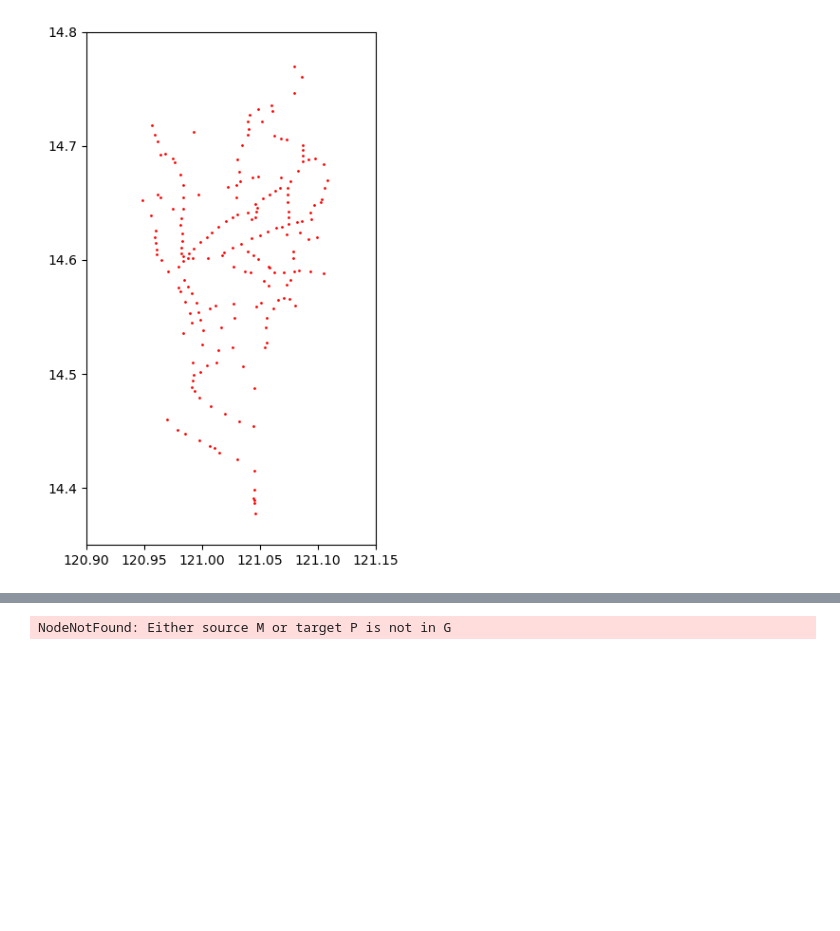
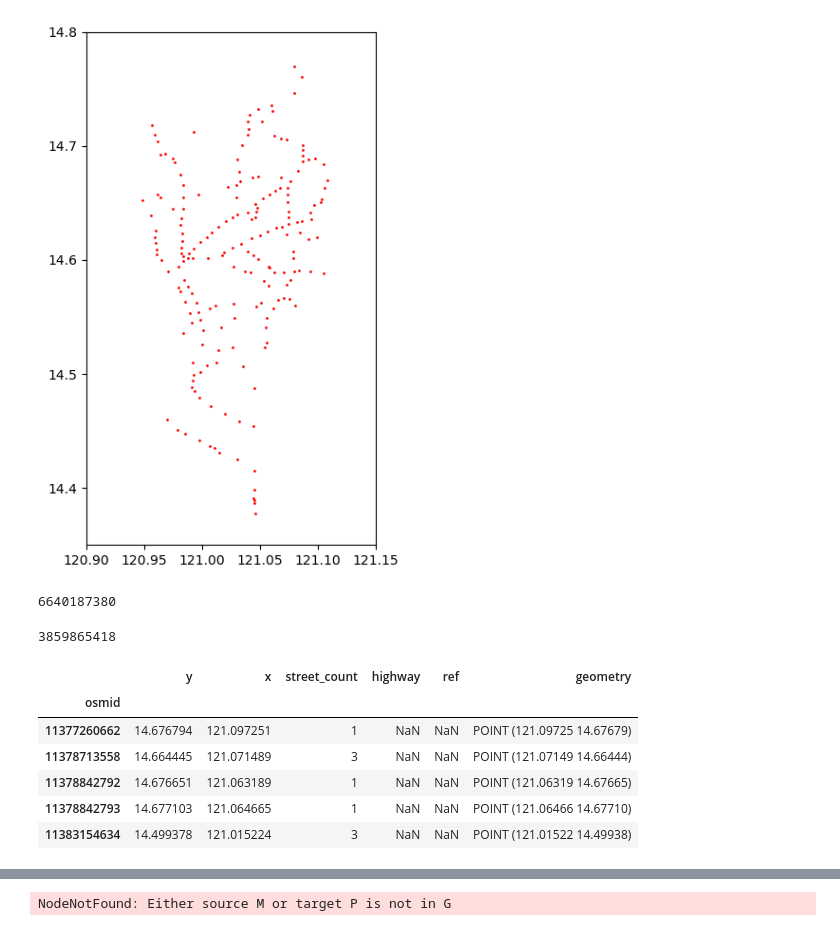
Before and after one commit to msescordial/rnga, a Jupyter notebook: Testing2.ipynb, the cells around one changed output, grey strips where cells are left out. Drawn from its saved outputs; the diff is of its cells as text; code cells hidden in the pictures; blank space fills up the shorter version.

```diff
--- a/Testing2.ipynb
+++ b/Testing2.ipynb
@@ -101,3 +110,14 @@ for i in range(0,198):
 plt.show()
 # %% [output]
 [figure]
+# %%
+# or, find the nearest node to a single point
+node = ox.nearest_nodes(G, 121.042794, 14.618694)
+node
+# %% [output]
+6640187380
+# %%
+node = ox.nearest_nodes(G, 121.055581, 14.540533)
+node
+# %% [output]
+3859865418
@@ -103,0 +128,10 @@ plt.show()
+# %%
+nodes.tail()
+# %% [output]
+|  | y | x | street_count | highway | ref | geometry |
+| osmid |  |  |  |  |  |  |
+| 11377260662 | 14.676794 | 121.097251 | 1 | NaN | NaN | POINT (121.09725 14.67679) |
+| 11378713558 | 14.664445 | 121.071489 | 3 | NaN | NaN | POINT (121.07149 14.66444) |
+| 11378842792 | 14.676651 | 121.063189 | 1 | NaN | NaN | POINT (121.06319 14.67665) |
+| 11378842793 | 14.677103 | 121.064665 | 1 | NaN | NaN | POINT (121.06466 14.67710) |
+| 11383154634 | 14.499378 | 121.015224 | 3 | NaN | NaN | POINT (121.01522 14.49938) |
```
Also changed, not shown: parts of 7 cells of this notebook.
